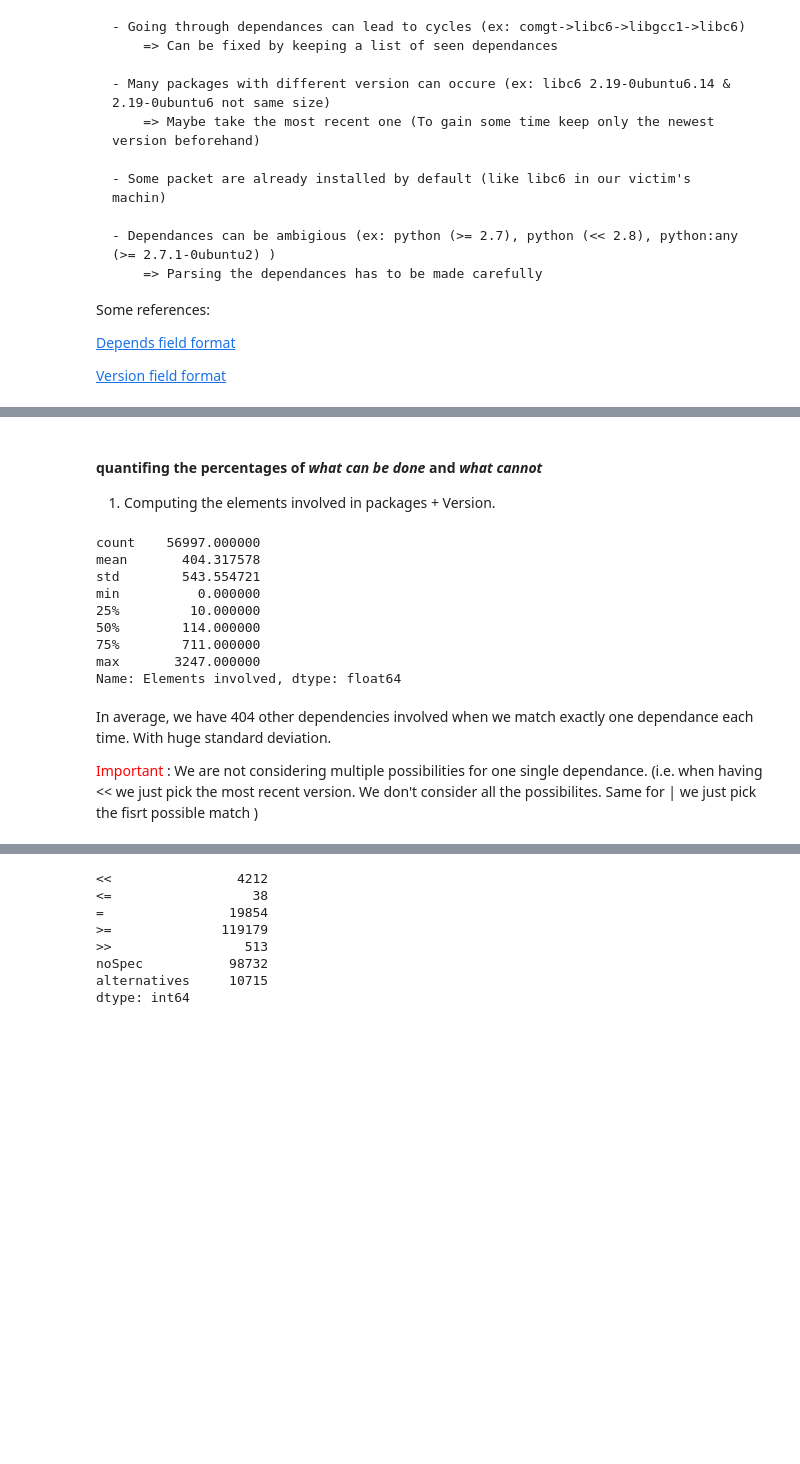
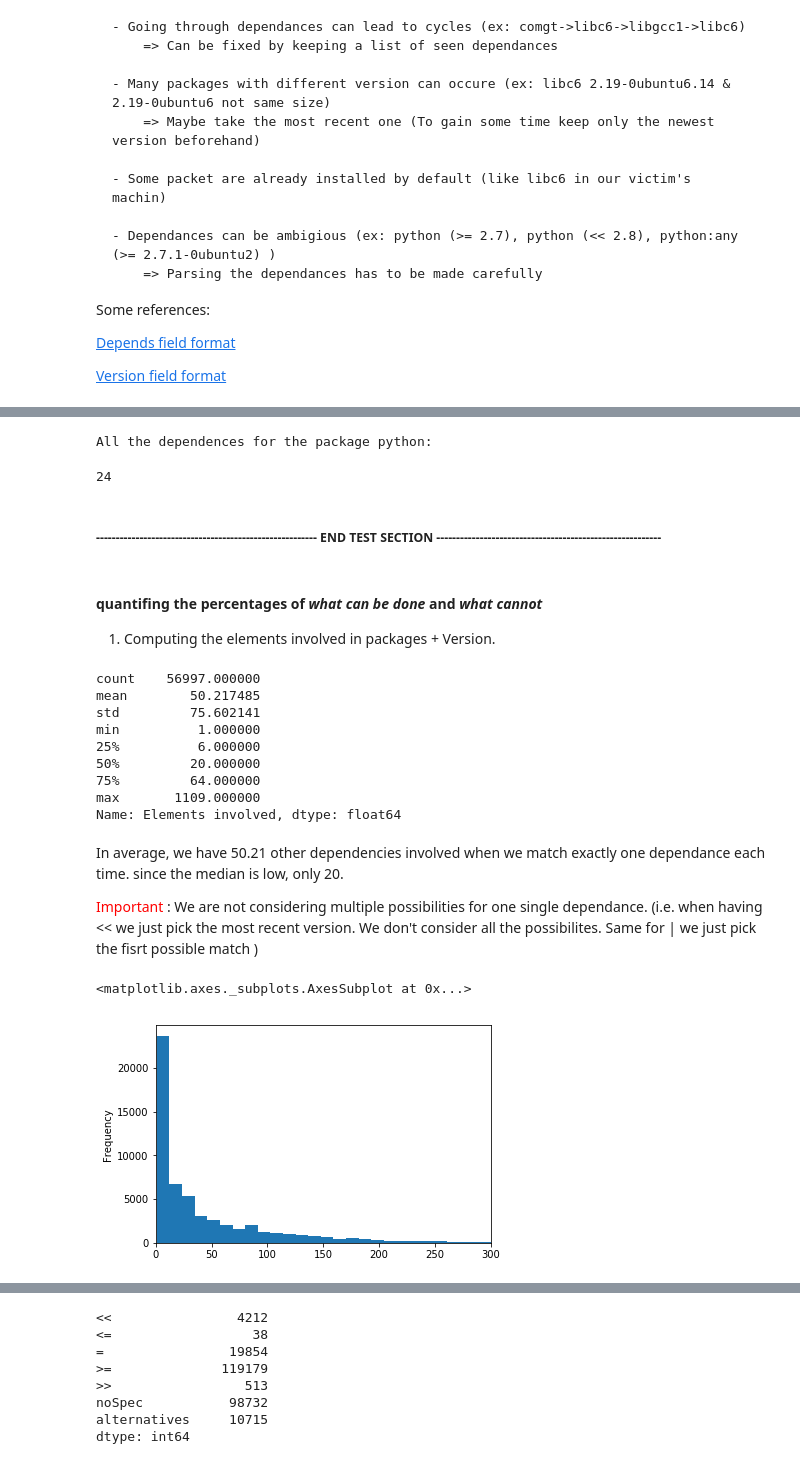
Before and after one commit to alex35469/fingerpatch, a Jupyter notebook: attack/Attack_vizualization.ipynb, the cells around one changed output, grey strips where cells are left out. Cells and saved outputs as stored; diff of their text form; code cells hidden in the pictures; blank space fills up the shorter version.

Commit message:
Debug recursive search + Plot some graphs

```diff
--- a/attack/Attack_vizualization.ipynb
+++ b/attack/Attack_vizualization.ipynb
@@ -451,0 +552,12 @@ def parseAndFindDep(depString, df):
+# %%
+## Useful to see if the recursive function behave correctly on a given entry
+"""
+ground_truth["Summing dependances"] = -1
+ground_truth["Dependance traces"] = "{}"
+ground_truth["Childrens"] = ""
+
+#recursiveSearchOnDep(ground_truth.iloc[7512], ground_truth, {})
+recursiveSearchOnDep(ground_truth.loc[2077], ground_truth, {})
+recursiveSearchOnDep(ground_truth.loc[1784], ground_truth, {})
+#computeSumOnDep(ground_truth.loc[7428], ground_truth)
+"""
@@ -452,19 +571,26 @@ def parseAndFindDep(depString, df):
 # %%
 ground_truth["Summing dependances"] = -1
 ground_truth["Dependance traces"] = "{}"
+ground_truth["Childrens"] = ""
 
 ground_truth = ground_truth.sort_values(["#Depends"])
 
-for _, row in tqdm.tqdm(ground_truth.iterrows(), total=len(ground_truth)):
+tot = len(ground_truth)
 
-    # We don't even enter in the recursion if we already computed it
-    if row["Summing dependances"] == -1:
-        _, _ = recursiveSearchOnDep(row,  0, ground_truth, {})
+for _, row in tqdm.tqdm(ground_truth.iterrows(), total=tot):
 
-    #ground_truth.at[row.name, "Summing dependances"] = summing
-    #ground_truth.at[row.name,"Dependance traces"] = alreadySeen
 
+    myDepTraces, childrens, _ = recursiveSearchOnDep(row, ground_truth, {})
+
+    """
+    ground_truth.at[row.name,"Dependance traces"] = myDepTraces
+    ground_truth.at[row.name, "Childrens"] = childrens"""
 
 
 
 #%time test["Summing dependances"], test["Dependance traces"] = zip(*test.apply(lambda x: recursiveSearchOnDep(x, 0, test, {}), axis = 1))
+# %%
+for _, row in tqdm.tqdm(ground_truth.iterrows(), total=tot ):
+
+    summingDep = computeSumOnDep(row, ground_truth)
+    ground_truth.at[row.name, "Summing dependances"] = summingDep
@@ -524,25 +665,36 @@ ground_truth[ground_truth["Package"] == ground_truth.iloc[r]["Package"]]
 # %%
 print("All the dependences for the package python: ")
-ground_truth.loc[18315]["Dependance traces"]
+len(ground_truth.loc[18315]["Dependance traces"].keys())
+# %% [output]
+All the dependences for the package python:
+24
+# %% [markdown]
+##### -------------------------------------------------------- END TEST SECTION ---------------------------------------------------------
 # %% [markdown]
 #### quantifing the percentages of ___what can be done___ and ___what cannot___
 
 1) Computing the elements involved in packages + Version.
 # %%
-ground_truth["Elements involved"] = ground_truth['Dependance traces'].map(lambda x: len(x) - 1)
+# The element itself is part of
+ground_truth["Elements involved"] = ground_truth['Dependance traces'].map(lambda x: len(x))
 ground_truth["Elements involved"].describe()
 # %% [output]
 count    56997.000000
-mean       404.317578
-std        543.554721
-min          0.000000
-25%         10.000000
-50%        114.000000
-75%        711.000000
-max       3247.000000
+mean        50.217485
+std         75.602141
+min          1.000000
+25%          6.000000
+50%         20.000000
+75%         64.000000
+max       1109.000000
 Name: Elements involved, dtype: float64
 # %% [markdown]
-In average, we have 404 other dependencies involved when we match exactly one dependance each time. With huge standard deviation.
+In average, we have 50.21 other dependencies involved when we match exactly one dependance each time. since the median is low, only 20.
 
 <font color='red'>Important</font> : We are not considering multiple possibilities for one single dependance.
  (i.e. when having << we just pick the most recent version. We don't consider all the possibilites. Same for | we just pick the fisrt possible match )
+# %%
+ground_truth["Elements involved"].plot.hist(bins = 98, xlim=[0,300])
+# %% [output]
+<matplotlib.axes._subplots.AxesSubplot at 0x...>
+[figure, added]
```
Also changed, not shown: parts of 34 cells of this notebook.
